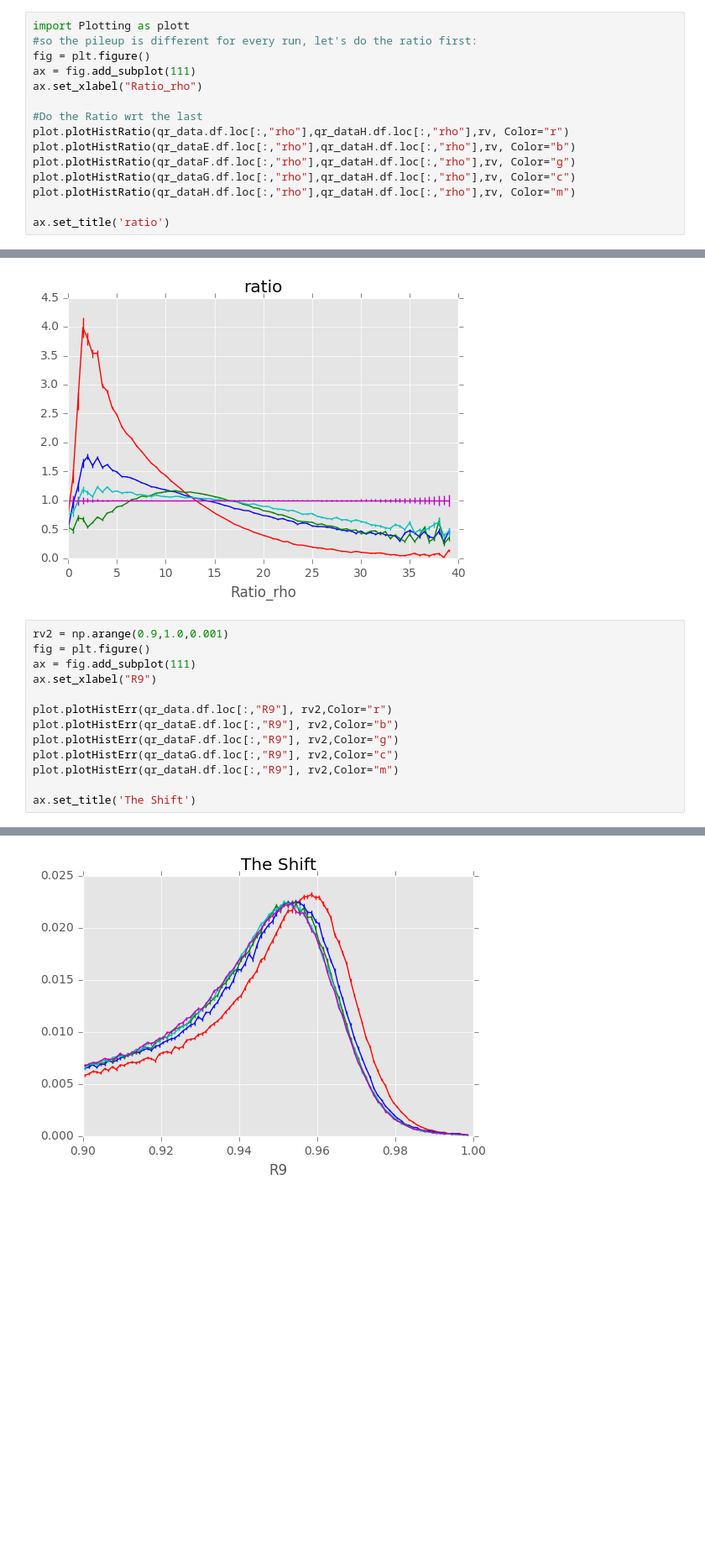
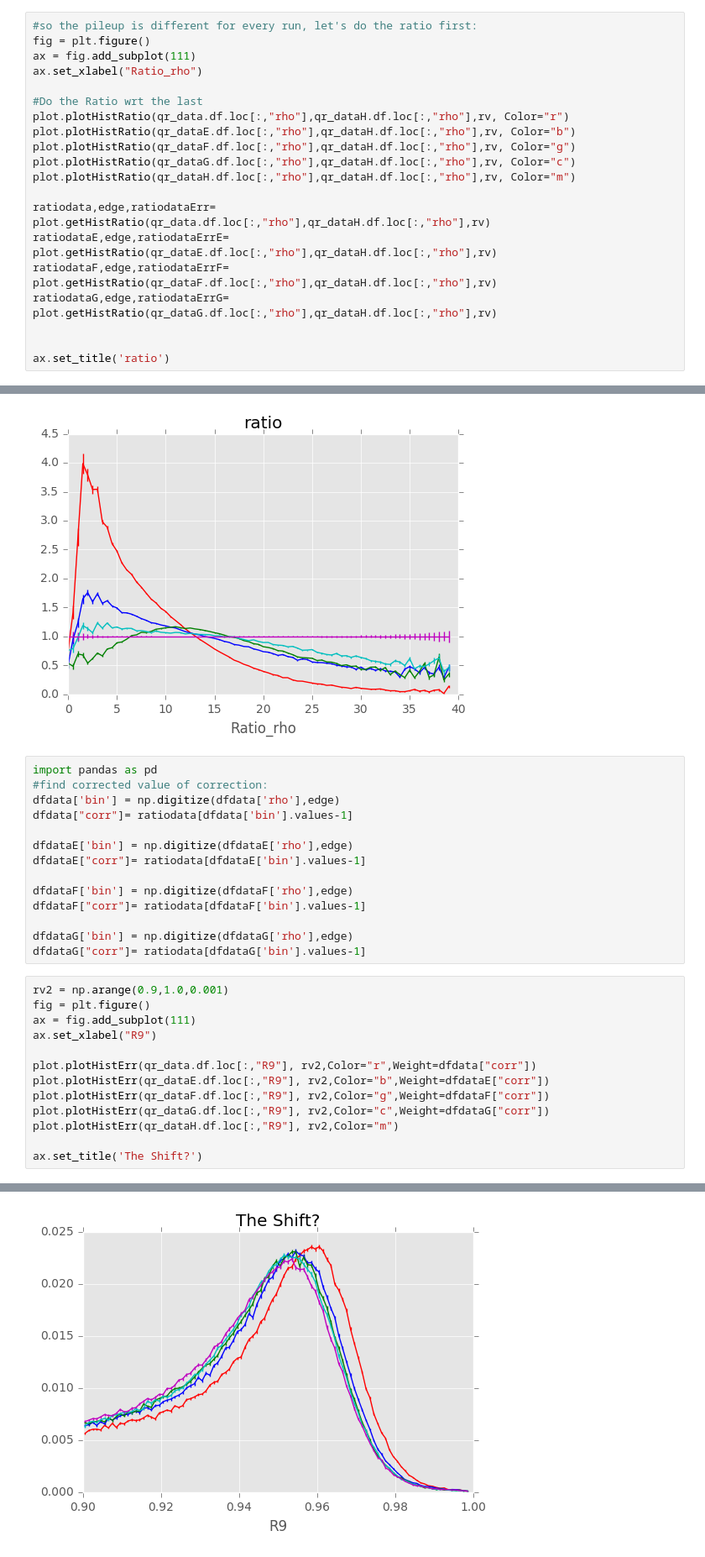
Before and after one commit to threiten/dataMC-1, a Jupyter notebook: MTR/TestCode05_TimeShift.ipynb, the cells around one changed output, grey strips where cells are left out. Shown: that part at 84% size. Drawn from its saved outputs; the diff is of its cells as text; blank space fills up the shorter version.

```diff
--- a/MTR/TestCode05_TimeShift.ipynb
+++ b/MTR/TestCode05_TimeShift.ipynb
@@ -90,7 +90,6 @@ ax.set_title("Rho")
 <matplotlib.text.Text at 0x...>
 [figure]
 # %%
-import Plotting as plott
 #so the pileup is different for every run, let's do the ratio first:
 fig = plt.figure()
 ax = fig.add_subplot(111)
@@ -103,23 +102,43 @@ plot.plotHistRatio(qr_dataF.df.loc[:,"rho"],qr_dataH.df.loc[:,"rho"],rv, Color="
 plot.plotHistRatio(qr_dataG.df.loc[:,"rho"],qr_dataH.df.loc[:,"rho"],rv, Color="c")
 plot.plotHistRatio(qr_dataH.df.loc[:,"rho"],qr_dataH.df.loc[:,"rho"],rv, Color="m")
 
+ratiodata,edge,ratiodataErr= plot.getHistRatio(qr_data.df.loc[:,"rho"],qr_dataH.df.loc[:,"rho"],rv)
+ratiodataE,edge,ratiodataErrE= plot.getHistRatio(qr_dataE.df.loc[:,"rho"],qr_dataH.df.loc[:,"rho"],rv)
+ratiodataF,edge,ratiodataErrF= plot.getHistRatio(qr_dataF.df.loc[:,"rho"],qr_dataH.df.loc[:,"rho"],rv)
+ratiodataG,edge,ratiodataErrG= plot.getHistRatio(qr_dataG.df.loc[:,"rho"],qr_dataH.df.loc[:,"rho"],rv)
+
+
 ax.set_title('ratio')
 # %% [output]
 <matplotlib.text.Text at 0x...>
 [figure]
+# %%
+import pandas as pd
+#find corrected value of correction:
+dfdata['bin'] = np.digitize(dfdata['rho'],edge)
+dfdata["corr"]= ratiodata[dfdata['bin'].values-1]
+
+dfdataE['bin'] = np.digitize(dfdataE['rho'],edge)
+dfdataE["corr"]= ratiodata[dfdataE['bin'].values-1]
+
+dfdataF['bin'] = np.digitize(dfdataF['rho'],edge)
+dfdataF["corr"]= ratiodata[dfdataF['bin'].values-1]
+
+dfdataG['bin'] = np.digitize(dfdataG['rho'],edge)
+dfdataG["corr"]= ratiodata[dfdataG['bin'].values-1]
 # %%
 rv2 = np.arange(0.9,1.0,0.001)
 fig = plt.figure()
 ax = fig.add_subplot(111)
 ax.set_xlabel("R9")
 
-plot.plotHistErr(qr_data.df.loc[:,"R9"], rv2,Color="r")
-plot.plotHistErr(qr_dataE.df.loc[:,"R9"], rv2,Color="b")
-plot.plotHistErr(qr_dataF.df.loc[:,"R9"], rv2,Color="g")
-plot.plotHistErr(qr_dataG.df.loc[:,"R9"], rv2,Color="c")
+plot.plotHistErr(qr_data.df.loc[:,"R9"], rv2,Color="r",Weight=dfdata["corr"])
+plot.plotHistErr(qr_dataE.df.loc[:,"R9"], rv2,Color="b",Weight=dfdataE["corr"])
+plot.plotHistErr(qr_dataF.df.loc[:,"R9"], rv2,Color="g",Weight=dfdataF["corr"])
+plot.plotHistErr(qr_dataG.df.loc[:,"R9"], rv2,Color="c",Weight=dfdataG["corr"])
 plot.plotHistErr(qr_dataH.df.loc[:,"R9"], rv2,Color="m")
 
-ax.set_title('The Shift')
+ax.set_title('The Shift?')
 # %% [output]
 <matplotlib.text.Text at 0x...>
-[figure, old version]
+[figure, new version]
```
Also changed, not shown: parts of 1 cell of this notebook, 2 other files.
